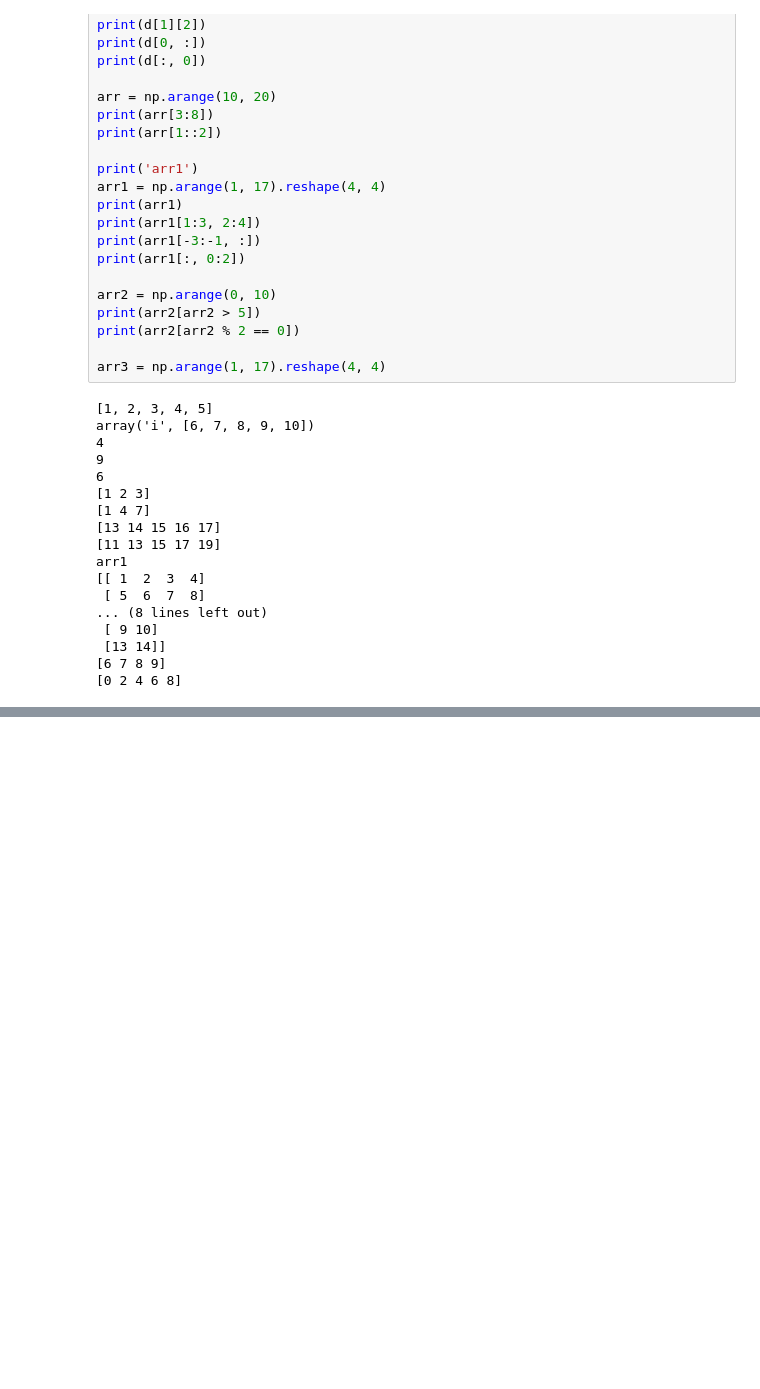
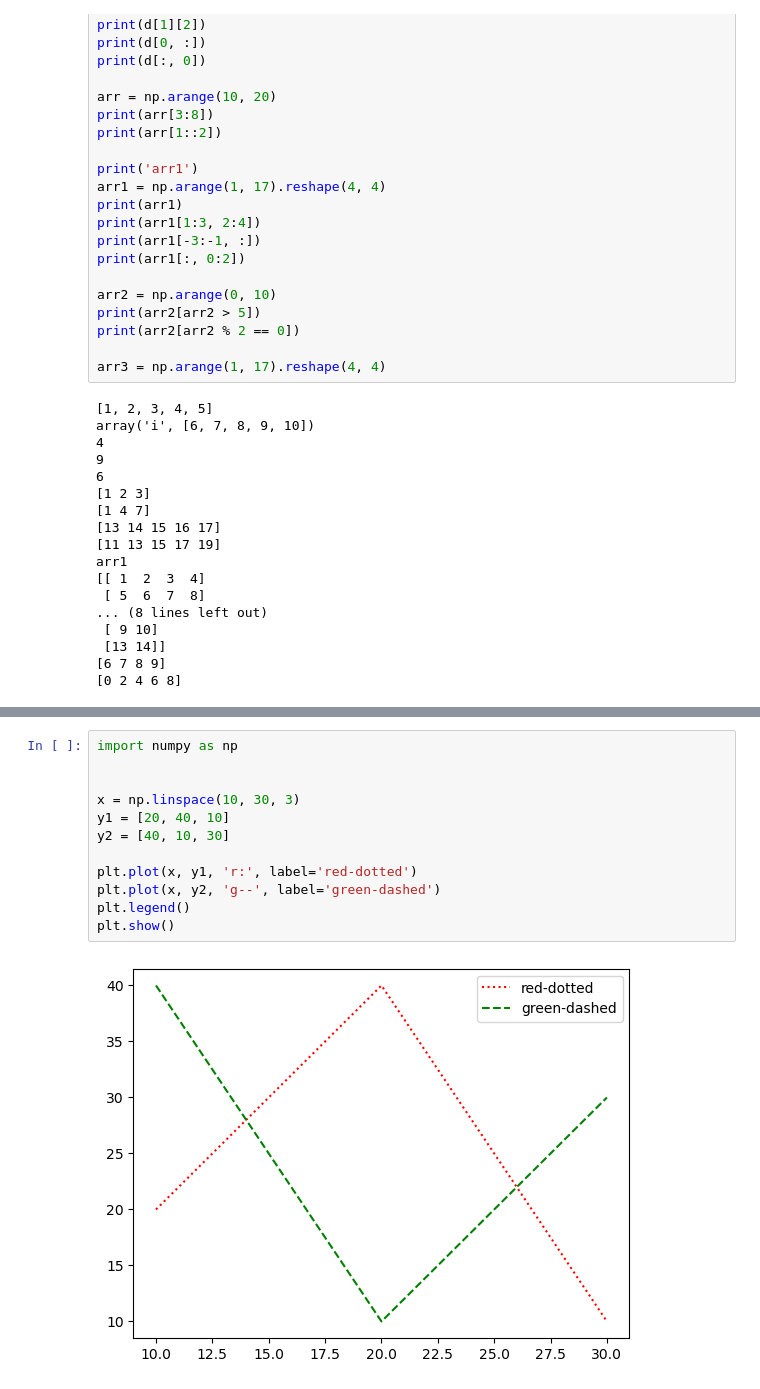
Before and after one commit to MartinezRich/mireilla_project, a Jupyter notebook: week3_2.ipynb, the cells around one changed output, grey strips where cells are left out. Drawn from its saved outputs; the diff is of its cells as text; blank space fills up the shorter version.

```diff
--- a/week3_2.ipynb
+++ b/week3_2.ipynb
@@ -277,0 +309,14 @@ arr1
+# %%
+import numpy as np
+
+
+x = np.linspace(10, 30, 3)
+y1 = [20, 40, 10]
+y2 = [40, 10, 30]
+
+plt.plot(x, y1, 'r:', label='red-dotted')
+plt.plot(x, y2, 'g--', label='green-dashed')
+plt.legend()
+plt.show()
+# %% [output]
+[figure, added]
```
Also changed, not shown: parts of 7 cells of this notebook.
